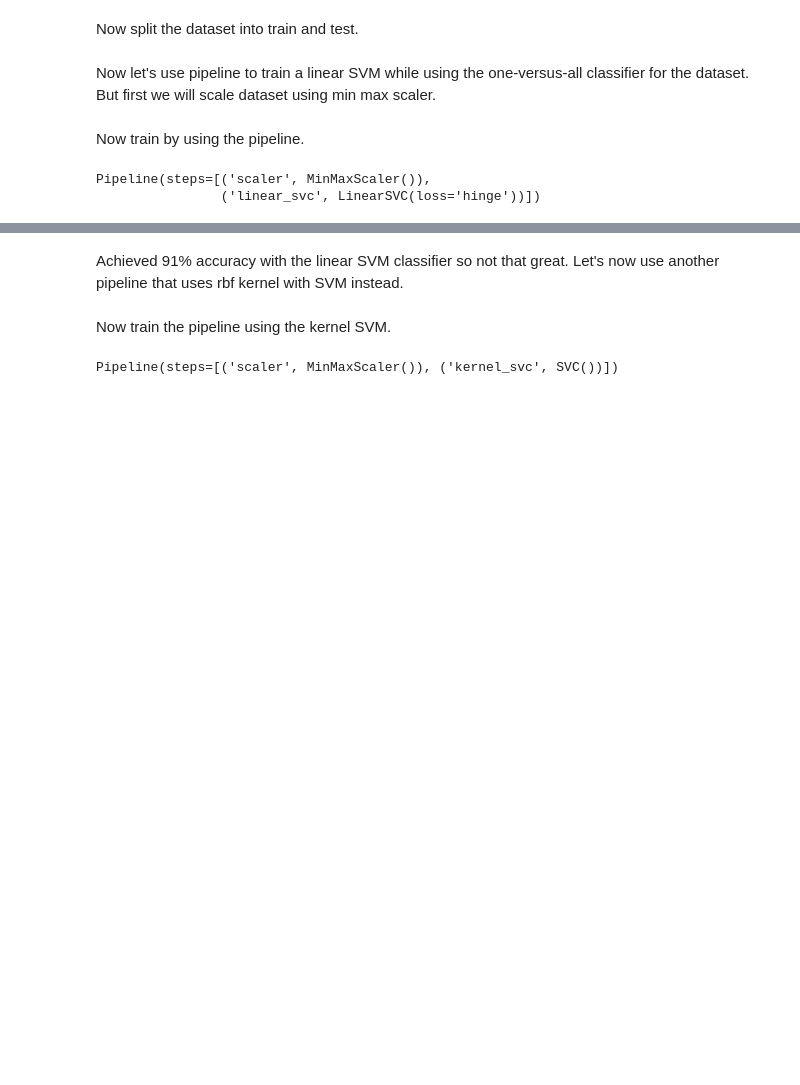
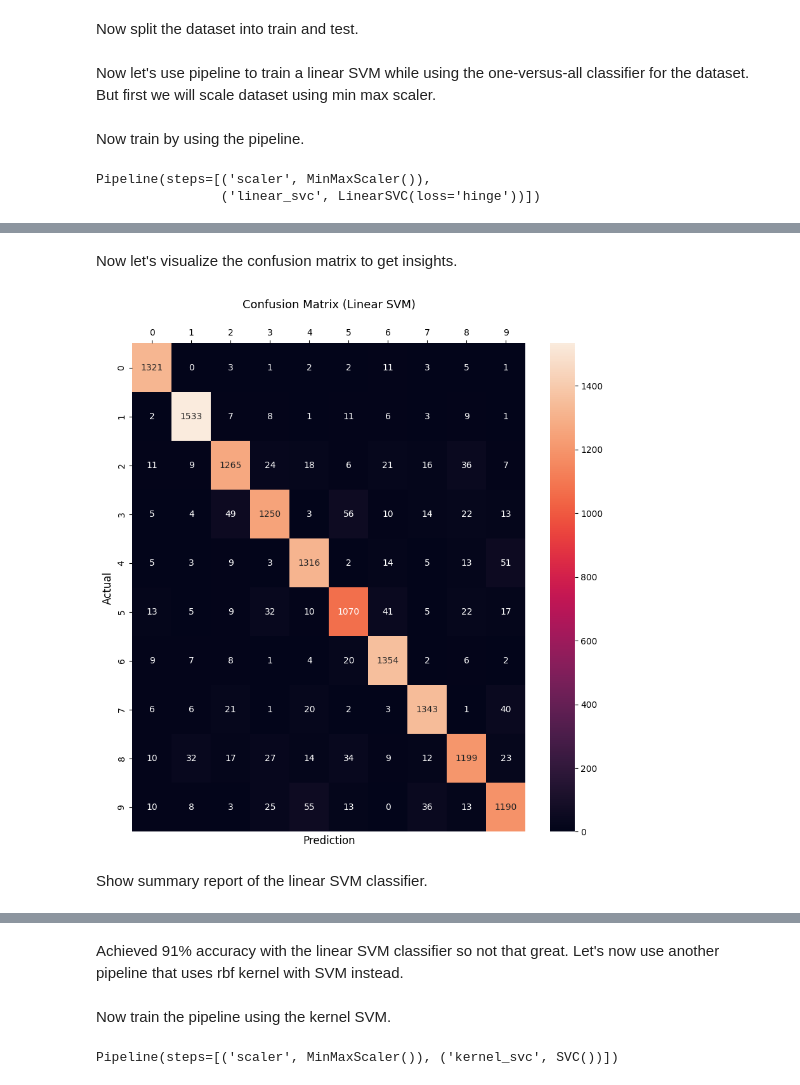
Before and after one commit to LoneCoder21/SVM-Mnist, a Jupyter notebook: MNIST_Classifier.ipynb, the cells around one changed output, grey strips where cells are left out. Saved outputs shown, nothing was run; the diff lists cells and outputs as text; code cells hidden in the pictures; blank space fills up the shorter version.

Commit message:
show confusion matrix and classification report for both models

```diff
--- a/MNIST_Classifier.ipynb
+++ b/MNIST_Classifier.ipynb
@@ -69,0 +71,26 @@ accuracy
+# %% [markdown]
+Now let's visualize the confusion matrix to get insights.
+# %%
+def show_confusion_matrix(model, X_test, y_test, title):
+    y_pred = model.predict(X_test) # evaluate the test set
+    cf_matrix = confusion_matrix(y_test, y_pred) # compute the confusion matrix of the test set
+
+    digit_labels = np.unique(y) # get all digits in sorted order
+    plt.figure(figsize=(10, 10))
+    sns.heatmap(cf_matrix, annot=True, fmt='d', xticklabels=digit_labels,yticklabels=digit_labels)
+    # use seaborn to show heatmap of the confusion matrix along with the numbers
+
+    plt.ylabel('Actual', fontsize=12)
+    plt.xlabel('Prediction', fontsize=12)
+    plt.title(f'Confusion Matrix ({title})', fontsize=13, pad=40)
+    # add labels and titles
+
+    plt.gca().xaxis.tick_top() # add visual tick marks
+
+    return y_pred
+
+y_pred_linear_svm = show_confusion_matrix(linear_svm_clf, X_test, y_test, "Linear SVM") # display the confusion matrix
+# %% [output]
+[figure, added]
+# %% [markdown]
+Show summary report of the linear SVM classifier.
```
Also changed, not shown: parts of 11 cells of this notebook.
